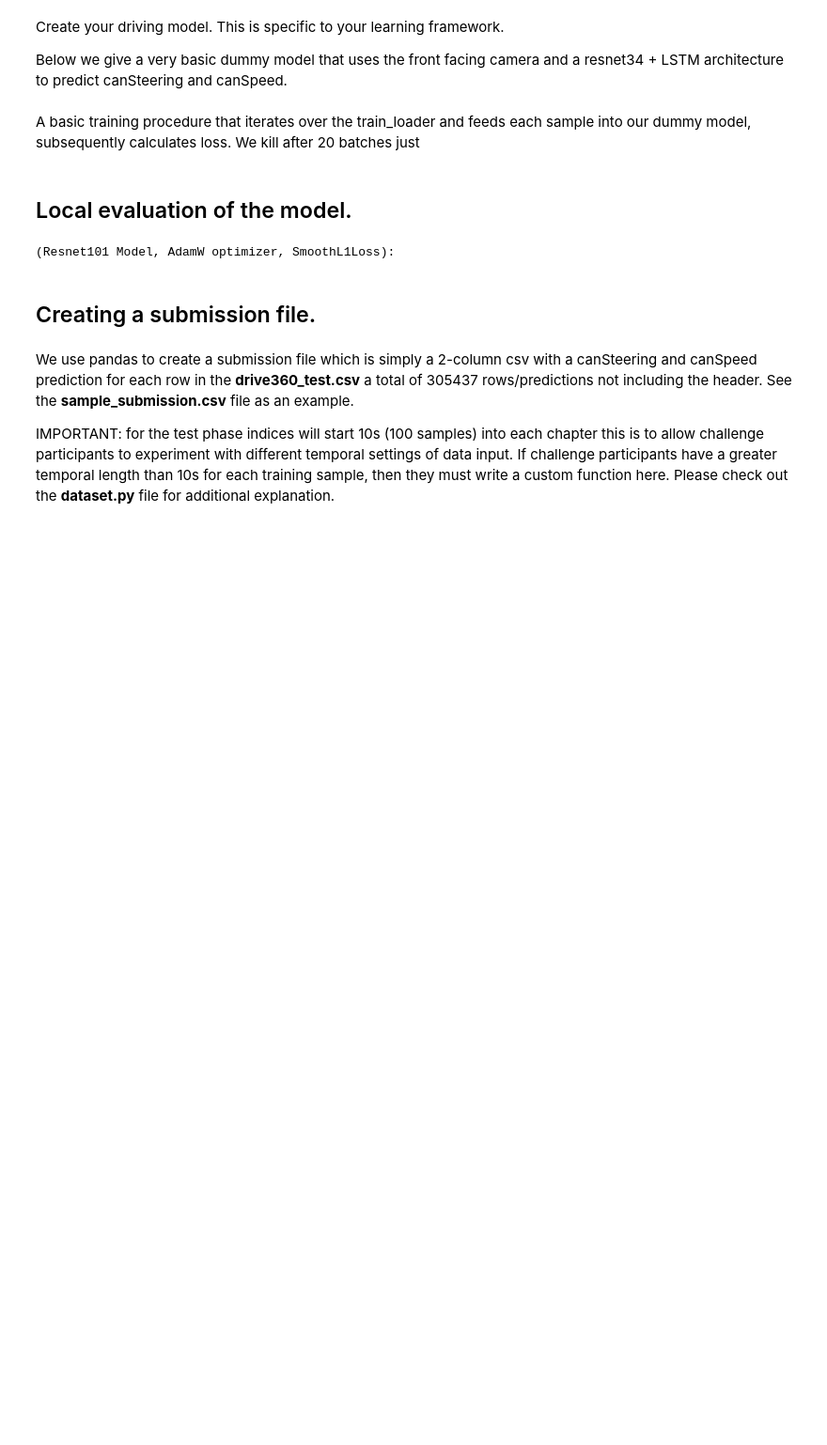
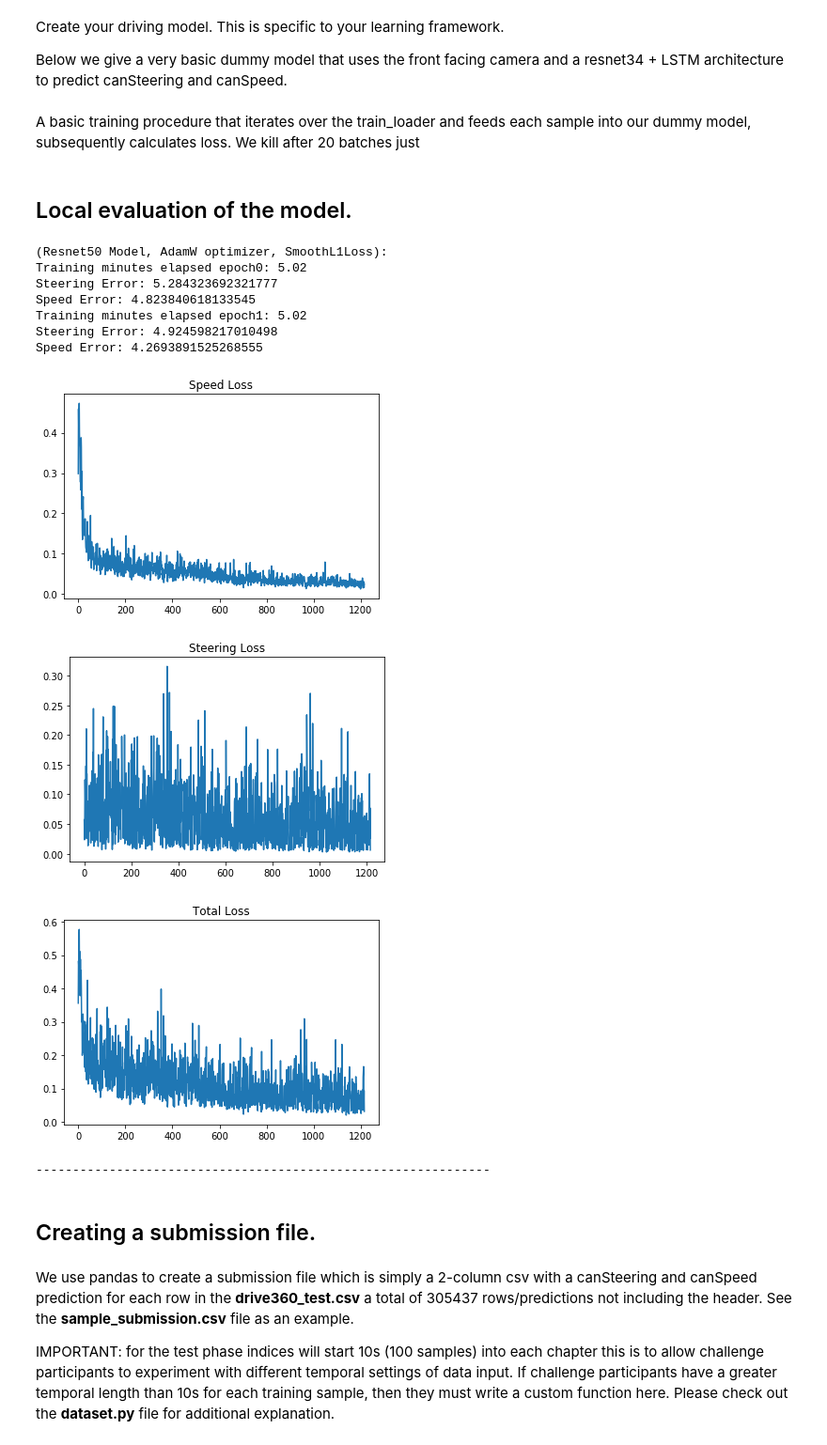
Before and after one commit to zyyhhxx/LearningToDrive, a Jupyter notebook: LearningToDrive.ipynb, the cells around one changed output. Shown: that part at 94% size. Cells and saved outputs as stored; diff of their text form; code cells hidden in the pictures; blank space fills up the shorter version.

Commit message:
Add learning curve graph

```diff
--- a/LearningToDrive.ipynb
+++ b/LearningToDrive.ipynb
@@ -184,8 +184,12 @@ A basic training procedure that iterates over the train_loader and feeds each sa
 # %%
 import time
 import numpy as np
+import matplotlib.pyplot as plt
 
 def train_model(model, optimizer, criterion_speed, criterion_steering, epochs):
+    hist_train_loss_speed = []
+    hist_train_loss_steering = []
+    hist_train_loss_total = []
     model.cuda()
     for epoch in range(epochs):
         start = time.time()
@@ -199,6 +203,10 @@ def train_model(model, optimizer, criterion_speed, criterion_steering, epochs):
             steering_loss = criterion_steering(prediction['canSteering'].cuda(), target['canSteering'].cuda())
             speed_loss = criterion_speed(prediction['canSpeed'].cuda(), target['canSpeed'].cuda())
             loss = steering_loss + speed_loss
+            hist_train_loss_total.append(loss.cpu().detach().numpy())
+            hist_train_loss_speed.append(speed_loss.cpu().detach().numpy())
+            hist_train_loss_steering.append(steering_loss.cpu().detach().numpy())
+
             loss.backward()
             optimizer.step()
         end = time.time()
@@ -210,46 +218,67 @@ def train_model(model, optimizer, criterion_speed, criterion_steering, epochs):
         steering_sum = 0
         with torch.no_grad():
             for batch_idx, (data, target) in enumerate(validation_loader):
+                optimizer.zero_grad()
                 prediction = model(data)
                 speed_dif = prediction['canSpeed'].cpu() - target['canSpeed']
                 steering_dif = prediction['canSteering'].cpu() - target['canSteering']
                 speed_sum += (np.square(speed_dif)).mean()
                 steering_sum += (np.square(steering_dif)).mean()
         print("Steering Error: {}\nSpeed Error: {}".format(float(steering_sum), float(speed_sum)))
+
+    plt.plot(hist_train_loss_speed)
+    plt.title("Speed Loss")
+    plt.show()
+    plt.plot(hist_train_loss_steering)
+    plt.title("Steering Loss")
+    plt.show()
+    plt.plot(hist_train_loss_total)
+    plt.title("Total Loss")
+    plt.show()
 # %% [markdown]
 ## Local evaluation of the model.
 # %%
 def cross_validation(user_models, optimizers, criterion_speeds, criterion_steerings, index, name):
     print(name + ": ")
-    train_model(user_models[index], optimizers[index], criterion_speeds[index], criterion_steerings[index], 1)
+    train_model(user_models[index], optimizers[index], criterion_speeds[index], criterion_steerings[index], 5)
     print("--------------------------------------------------------------")
 # %%
 import torch.optim as optim
 
 user_models = [SomeDrivingModelResnet50(), SomeDrivingModelResnet50(), SomeDrivingModelResnet101(), SomeDrivingModelResnet50()]
 optimizers = [optim.SGD(user_models[0].parameters(), lr=0.0001, momentum=0.9),
              optim.SGD(user_models[1].parameters(), lr=0.0001, momentum=0.9),
              optim.AdamW(user_models[2].parameters(), lr=0.0001),
-             optim.AdamW(user_models[3].parameters(), lr=0.0001)]
+             optim.AdamW(user_models[3].parameters(), lr=0.001)]
 criterion_speeds = [nn.SmoothL1Loss(), nn.SmoothL1Loss(), nn.SmoothL1Loss(), nn.SmoothL1Loss()]
 criterion_steerings = [nn.SmoothL1Loss(), nn.SmoothL1Loss(), nn.SmoothL1Loss(), nn.SmoothL1Loss()]
 
 # Resnet50 model + Adam
 #cross_validation(user_models, optimizers, criterion_speeds, criterion_steerings, 0,
 #                 "(Default Model, SGD optimizer, SmoothL1Loss)")
 
 # Resnet50 model + Adam
 #cross_validation(user_models, optimizers, criterion_speeds, criterion_steerings, 1,
 #                 "(Resnet50 Model, SGD optimizer, SmoothL1Loss)")
 
-cross_validation(user_models, optimizers, criterion_speeds, criterion_steerings, 2,
-                 "(Resnet101 Model, AdamW optimizer, SmoothL1Loss)")
+#cross_validation(user_models, optimizers, criterion_speeds, criterion_steerings, 2,
+#                 "(Resnet101 Model, AdamW optimizer, SmoothL1Loss)")
 
 # Resnet50 model + Adam
 cross_validation(user_models, optimizers, criterion_speeds, criterion_steerings, 3,
                  "(Resnet50 Model, AdamW optimizer, SmoothL1Loss)")
 # %% [output]
-(Resnet101 Model, AdamW optimizer, SmoothL1Loss):
+(Resnet50 Model, AdamW optimizer, SmoothL1Loss):
+Training minutes elapsed epoch0: 5.02
+Steering Error: 5.284323692321777
+Speed Error: 4.823840618133545
+Training minutes elapsed epoch1: 5.02
+Steering Error: 4.924598217010498
+Speed Error: 4.2693891525268555
+[figure, added]
+[figure, added]
+[figure, added]
+--------------------------------------------------------------
 # %% [markdown]
 ## Creating a submission file.
 # %%
```
Also changed, not shown: parts of 1 cell of this notebook.
